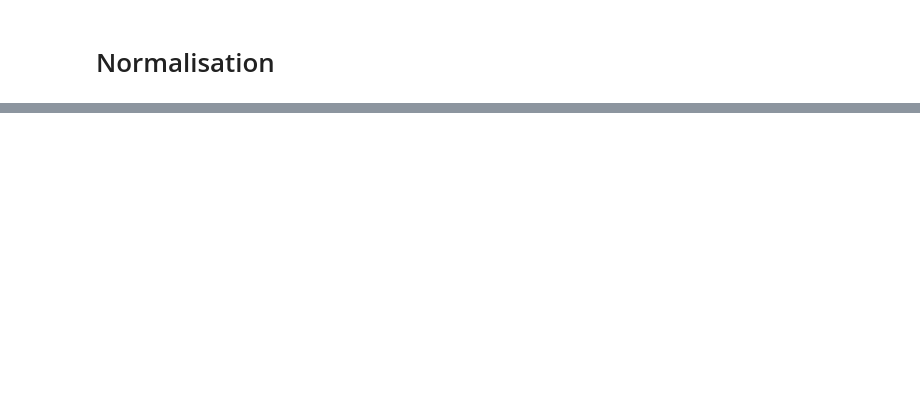
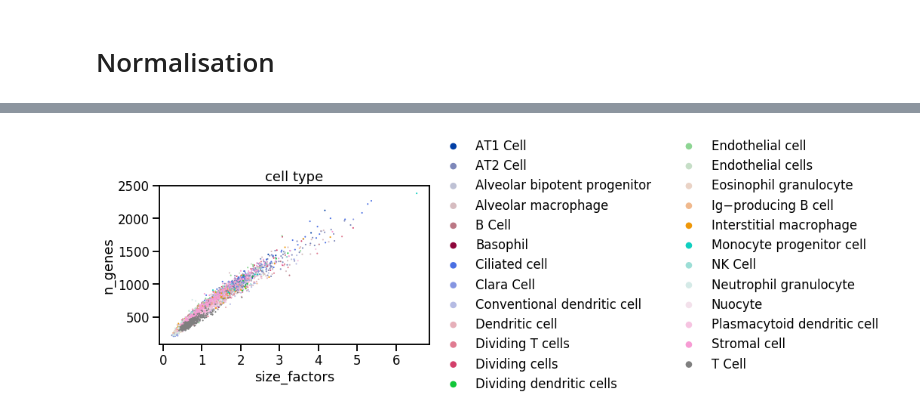
Before and after one commit to theislab/scib, a Jupyter notebook: notebooks/data_preprocessing/normalisation.ipynb, the cells around one changed output, grey strips where cells are left out. Cells and saved outputs as stored; diff of their text form; code cells hidden in the pictures; blank space fills up the shorter version.

```diff
--- a/notebooks/data_preprocessing/normalisation.ipynb
+++ b/notebooks/data_preprocessing/normalisation.ipynb
@@ -22,5 +59,7 @@ sc.pl.scatter(adata, 'size_factors', 'n_counts', color='tissue')
 # %%
-sc.pl.scatter(adata, 'size_factors', 'n_genes', color='tissue')
+sc.pl.scatter(adata, 'size_factors', 'n_genes', color='cell_type')
+# %% [output]
+[figure, added]
 # %%
 sns.distplot(adata.obs['size_factors'], bins=50, kde=False)
 plt.show()
```
Also changed, not shown: parts of 14 cells of this notebook, 4 other files.
